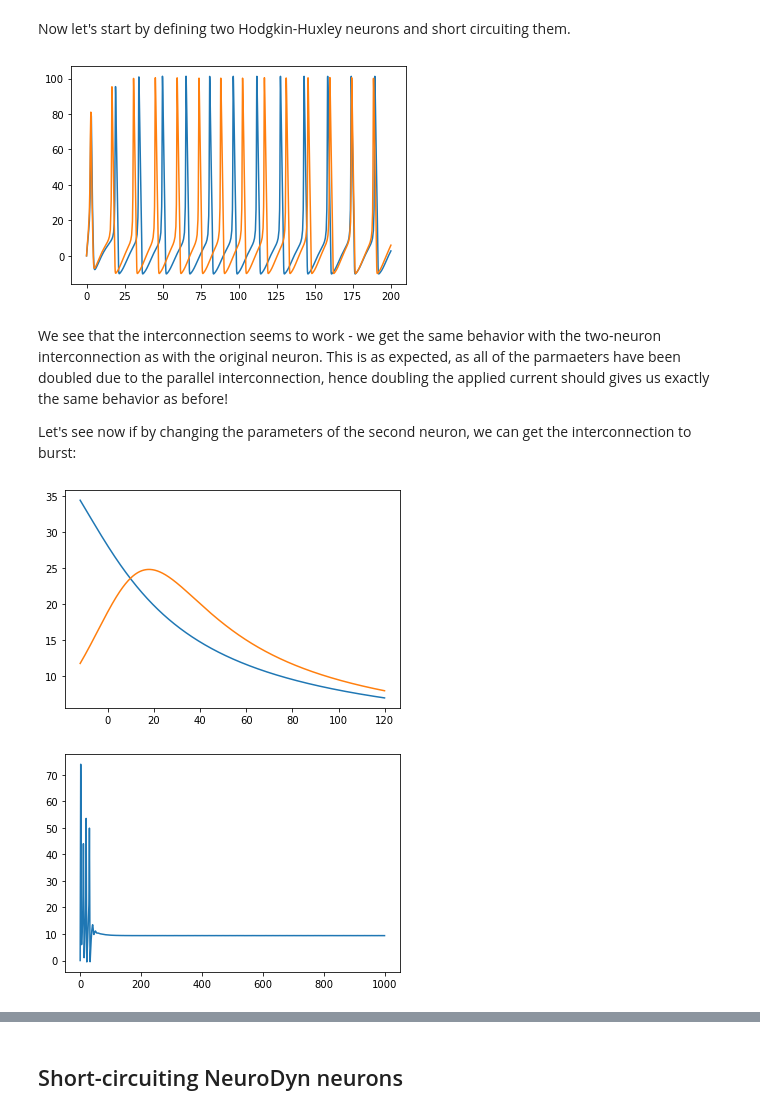
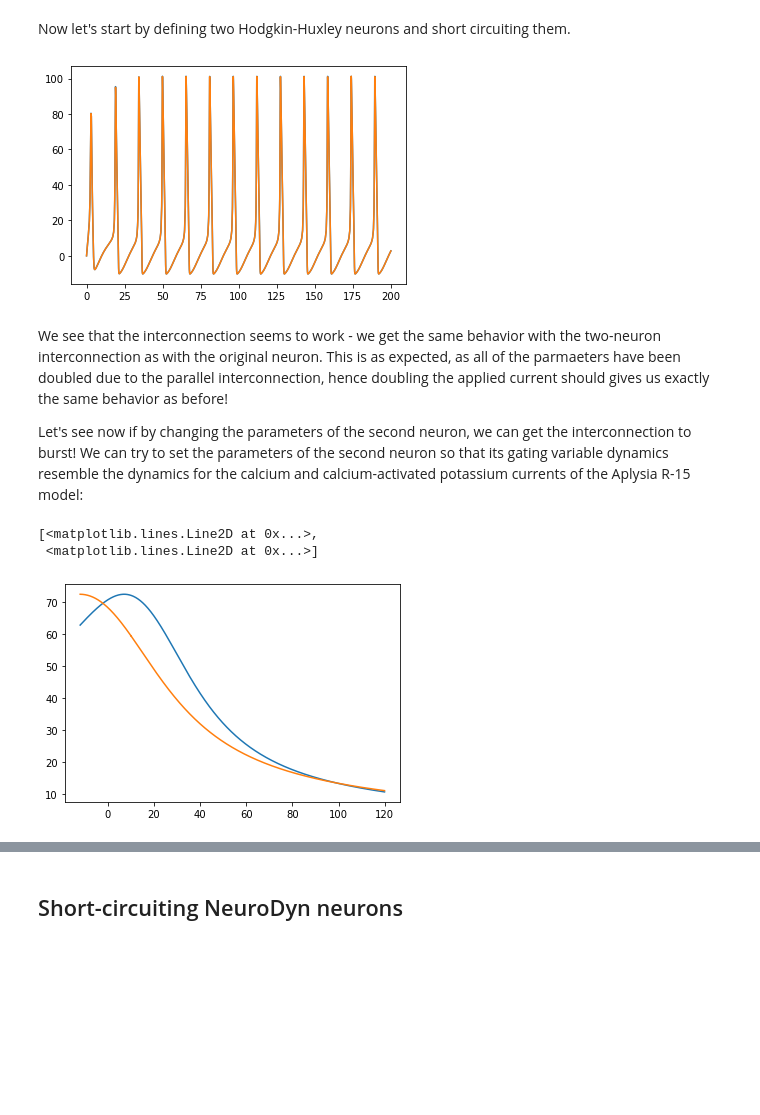
Before and after one commit to lukaribar/telluride-21, a Jupyter notebook: Bursting in NeuroDyn.ipynb, the cells around one changed output, grey strips where cells are left out. Saved outputs shown, nothing was run; the diff lists cells and outputs as text; code cells hidden in the pictures; blank space fills up the shorter version.

```diff
--- a/Bursting in NeuroDyn.ipynb
+++ b/Bursting in NeuroDyn.ipynb
@@ -150,37 +150,40 @@ Now let's start by defining two Hodgkin-Huxley neurons and short circuiting them
 # %%
 neuron1 = HHModel()
 neuron2 = HHModel()
 
 neuron_connection = ShortCircuit([neuron1, neuron2])
 
 T = 200
 t = (0, T)
 
 I0 = 8
 iapp1 = lambda t: I0
-iapp2 = lambda t: 20
+iapp2 = lambda t: 2*I0
 
 x01 = [0,0,0,0]
 x02 = x01 + [0,0,0]
 
 sol1 = neuron1.simulate(t, x01, iapp1)
 sol2 = neuron_connection.simulate(t, x02, iapp2)
 
 plt.figure()
 plt.plot(sol1.t, sol1.y[0])
 plt.plot(sol2.t, sol2.y[0])
 plt.show()
 # %% [output]
-[figure, old version]
+[figure, new version]
 # %% [markdown]
 We see that the interconnection seems to work - we get the same behavior with the two-neuron interconnection as with the original neuron. This is as expected, as all of the parmaeters have been doubled due to the parallel interconnection, hence doubling the applied current should gives us exactly the same behavior as before!
 
-Let's see now if by changing the parameters of the second neuron, we can get the interconnection to burst:
+Let's see now if by changing the parameters of the second neuron, we can get the interconnection to burst! We can try to set the parameters of the second neuron so that its gating variable dynamics resemble the dynamics for the calcium and calcium-activated potassium currents of the Aplysia R-15 model:
 # %%
+neuron1.gk = 12
+neuron1.gl = 0.12
+
 # Set reversal potential for neuron 2 sodium to calcium reversal
-neuron2.Ena = 200
-neuron2.gna = 1
-neuron2.gk = 10
+neuron2.Ena = 230
+neuron2.gna = 0.12 # 0.12
+neuron2.gk = 1.2 #1.2
 
 # Turn off leak current for neuron 2
 neuron2.gl = 0
@@ -190,35 +193,24 @@ neuron2.h.bA = 0 # Set beta to 0
 
 # Shift m and n for neuron 2
 neuron2.m.aVh = neuron1.m.aVh - 30
-neuron2.n.aVh = neuron1.n.aVh - 30
+neuron2.n.aVh = neuron1.n.aVh
 
 # Scale the timescale for neuron 2 m variable
-neuron2.m.aA = neuron1.m.aA / 100
-neuron2.m.bA = neuron1.m.bA / 100
+neuron2.m.aA = neuron1.m.aA / 200
+neuron2.m.bA = neuron1.m.bA / 200
 
 # Scale the timescale for neuron 2 n variable
-neuron2.n.aA = neuron1.n.aA / 10
-neuron2.n.bA = neuron1.n.bA / 10
+neuron2.n.aA = neuron1.n.aA / 30
+neuron2.n.bA = neuron1.n.bA / 30
 
 V = np.arange(neuron1.Ek, neuron1.Ena, 0.1)
 
-plt.figure()
-plt.plot(V, neuron2.n.tau(V), V, neuron2.m.tau(V))
-plt.show()
+plt.plot(V, tau(V-45, 'n'), V, neuron1.n.tau(V)*12.5)
 
-T = 700
-t = (0, T)
-
-I0 = 70
-iapp = lambda t: I0
-
-x0 = [0,0,0,0,0,0,0]
-
-sol = neuron_connection.simulate(t, x0, iapp)
-
-plt.figure()
-plt.plot(sol.t, sol.y[0])
-plt.show()
+#plt.figure()
+#plt.plot(V, neuron2.m.tau(V), V, neuron2.n.tau(V))
+#plt.show()
 # %% [output]
+[<matplotlib.lines.Line2D at 0x...>,
+ <matplotlib.lines.Line2D at 0x...>]
-[figure, old version]
+[figure, new version]
-[figure, removed]
```
Also changed, not shown: parts of 2 cells of this notebook.
